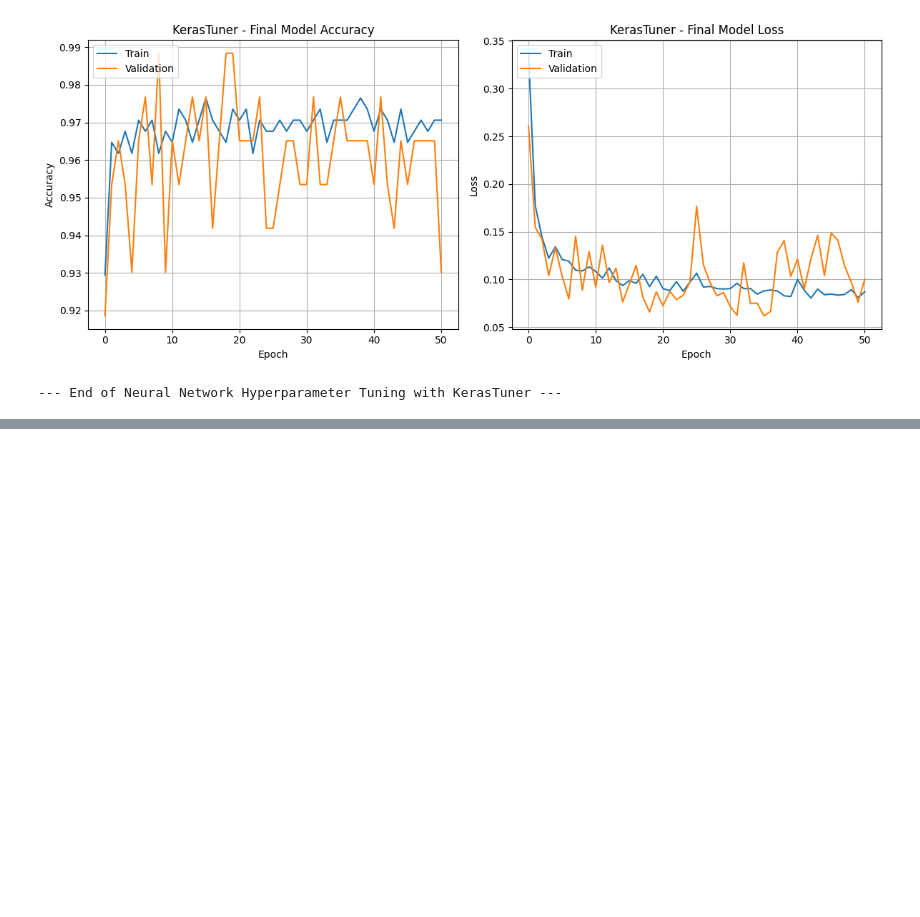
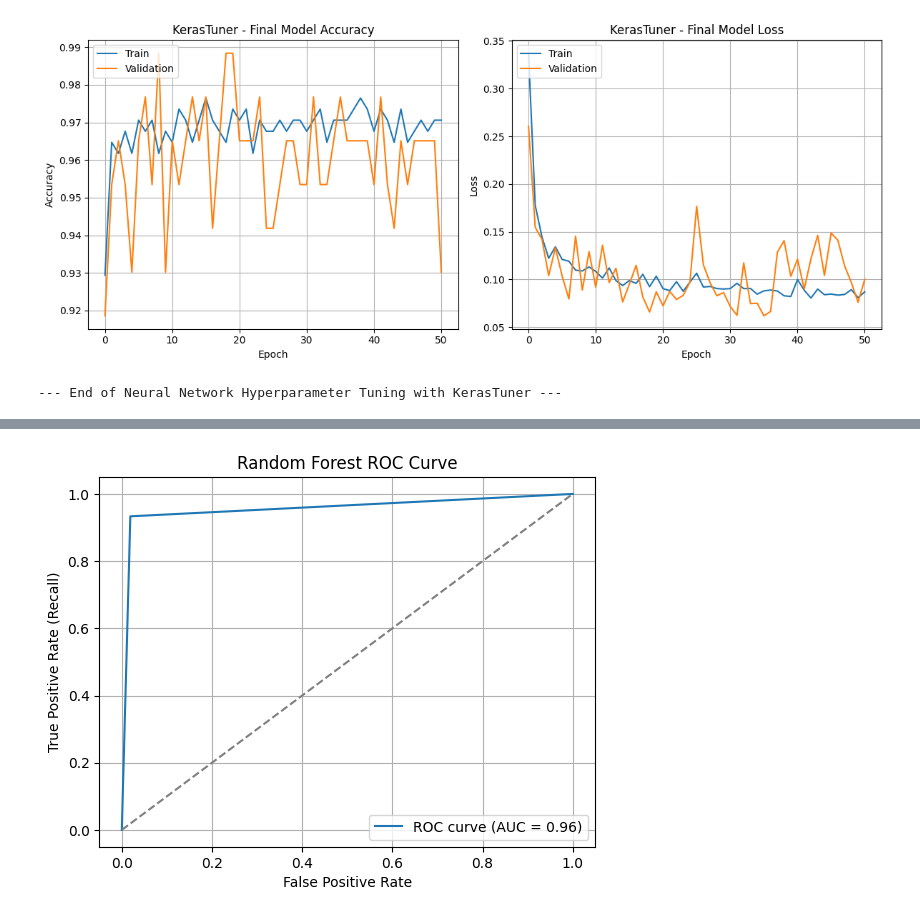
Before and after one commit to HansonKLau/ECS-171, a Jupyter notebook: Set2Model.ipynb, the cells around one changed output, grey strips where cells are left out. Cells and saved outputs as stored; diff of their text form; code cells hidden in the pictures; blank space fills up the shorter version.

Commit message:
Added ROC Curve

```diff
--- a/Set2Model.ipynb
+++ b/Set2Model.ipynb
@@ -416,0 +485,20 @@ Model Accuracy on Test Set for Set 2 (KerasTuner NN): 0.9720
+# %%
+from sklearn.metrics import roc_curve, auc
+import matplotlib.pyplot as plt
+
+# y_test = true labels
+# y_scores = predicted probabilities (e.g., model.predict_proba(X_test)[:, 1])
+fpr, tpr, thresholds = roc_curve(y_test, y_pred)
+roc_auc = auc(fpr, tpr)  # Area under the ROC curve
+
+plt.figure()
+plt.plot(fpr, tpr, label=f'ROC curve (AUC = {roc_auc:.2f})')
+plt.plot([0, 1], [0, 1], linestyle='--', color='gray')  # Diagonal line
+plt.xlabel('False Positive Rate')
+plt.ylabel('True Positive Rate (Recall)')
+plt.title('Random Forest ROC Curve')
+plt.legend(loc='lower right')
+plt.grid(True)
+plt.show()
+# %% [output]
+[figure, added]
```
Also changed, not shown: parts of 1 cell of this notebook.
